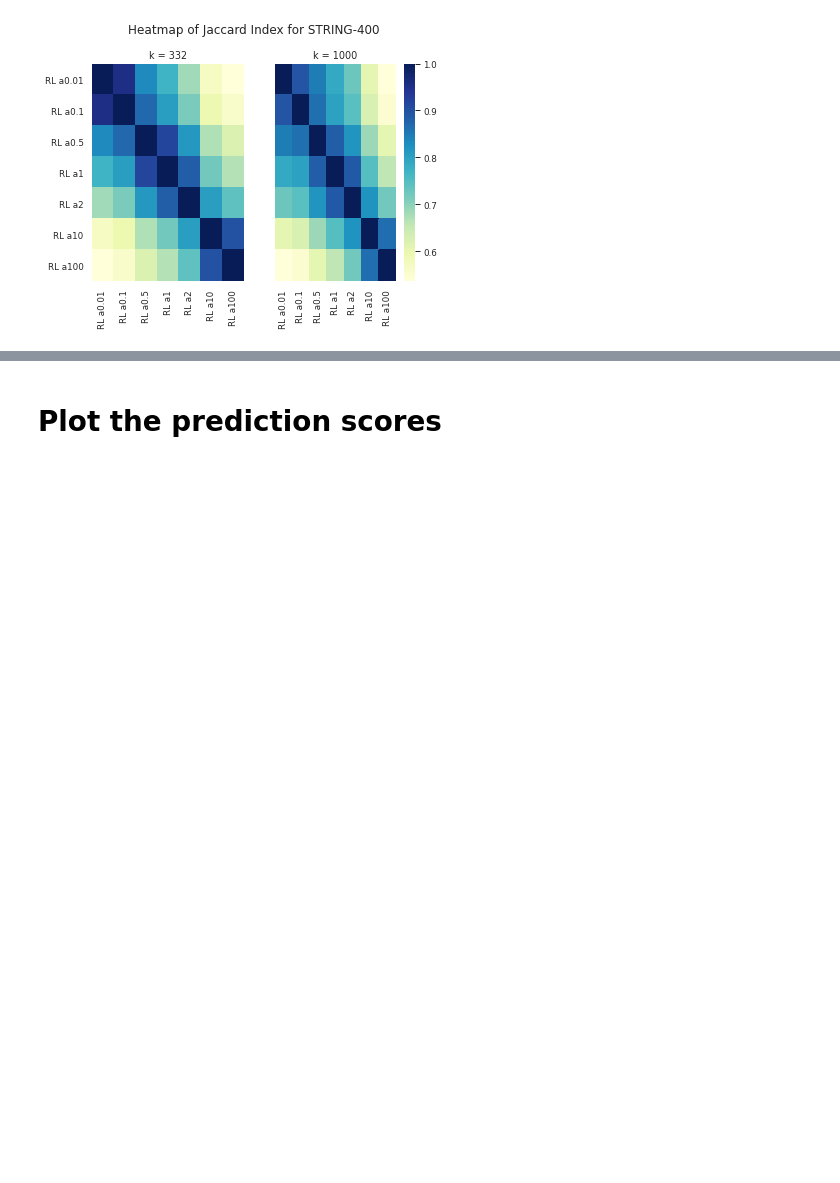
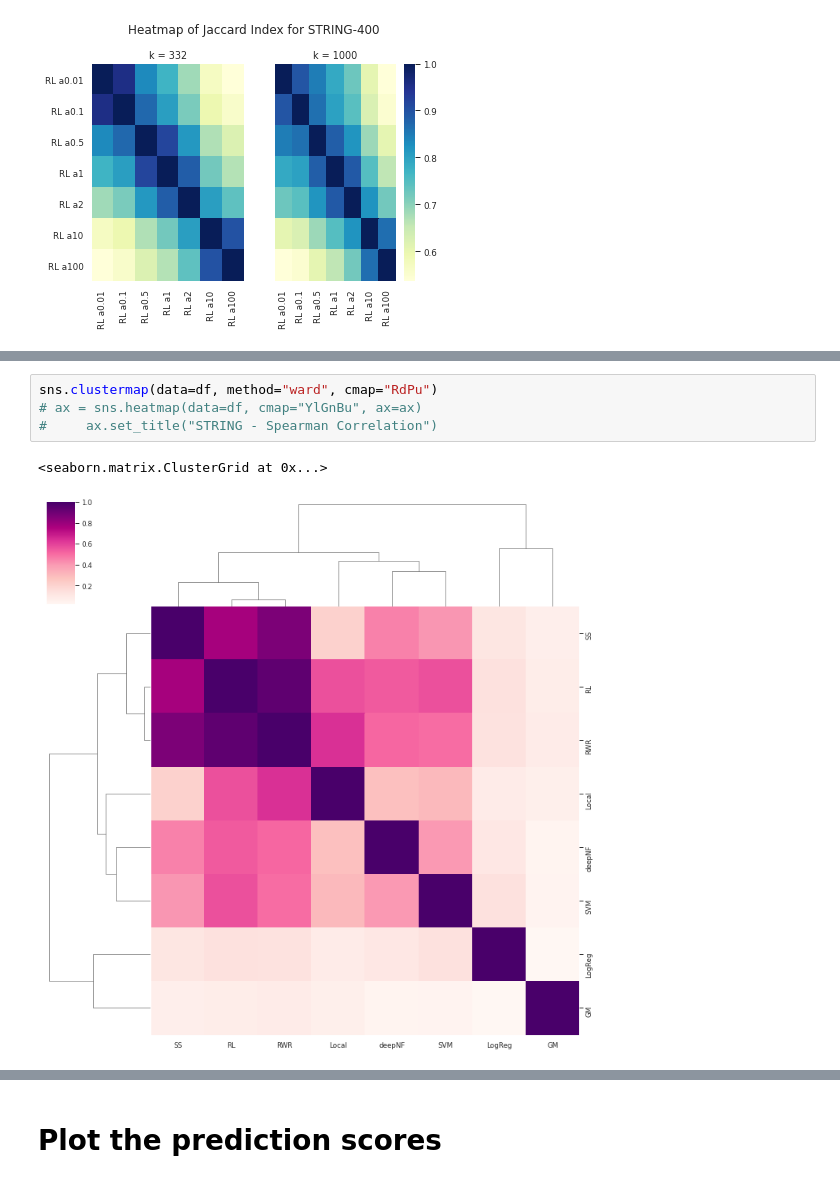
Before and after one commit to Murali-group/SARS-CoV-2-network-analysis, a Jupyter notebook: src/jupyter-notebooks/compare_predictions.ipynb, the cells around one changed output, grey strips where cells are left out. Saved outputs shown, nothing was run; the diff lists cells and outputs as text; blank space fills up the shorter version.

```diff
--- a/src/jupyter-notebooks/compare_predictions.ipynb
+++ b/src/jupyter-notebooks/compare_predictions.ipynb
@@ -370,0 +531,7 @@ outputs/viz/networks/overlap/STRING-400-genemaniaplus-jaccard.pdf
+# %%
+sns.clustermap(data=df, method="ward", cmap="RdPu")
+# ax = sns.heatmap(data=df, cmap="YlGnBu", ax=ax)
+#     ax.set_title("STRING - Spearman Correlation")
+# %% [output]
+<seaborn.matrix.ClusterGrid at 0x...>
+[figure, added]
```
Also changed, not shown: parts of 33 cells of this notebook, 2 other files.
